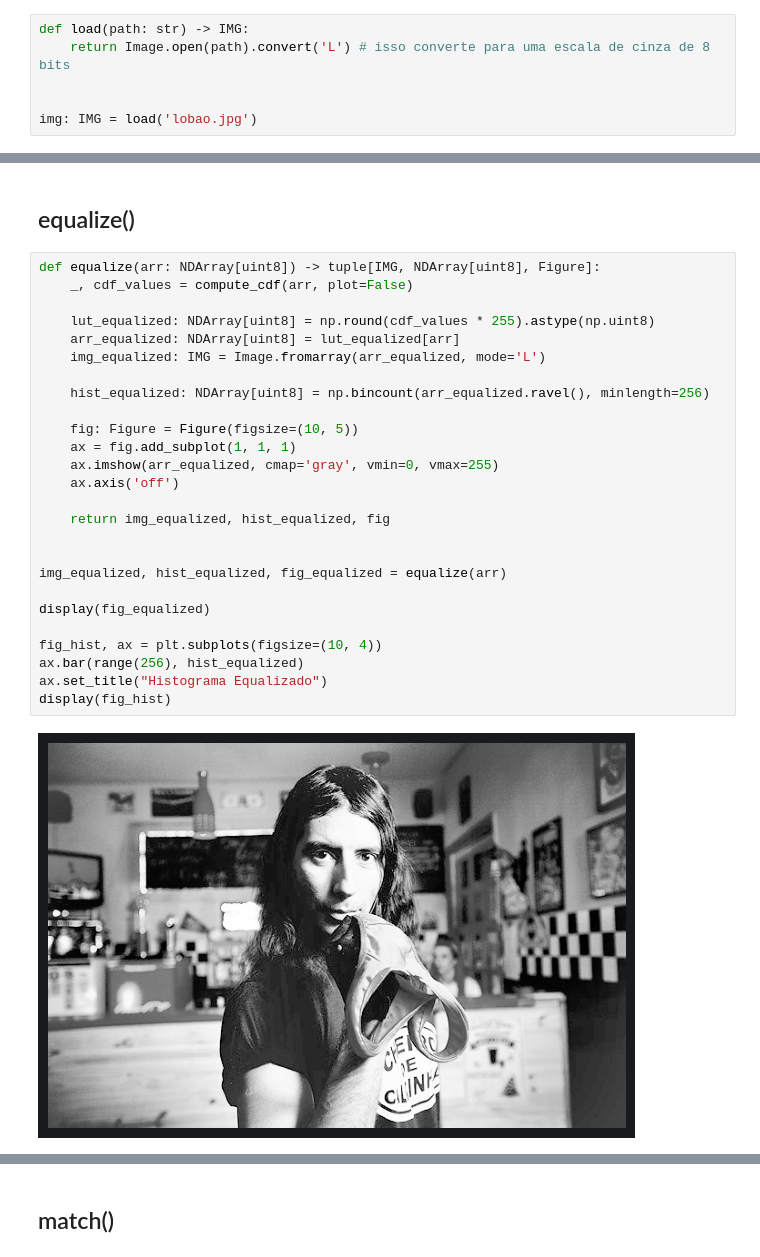
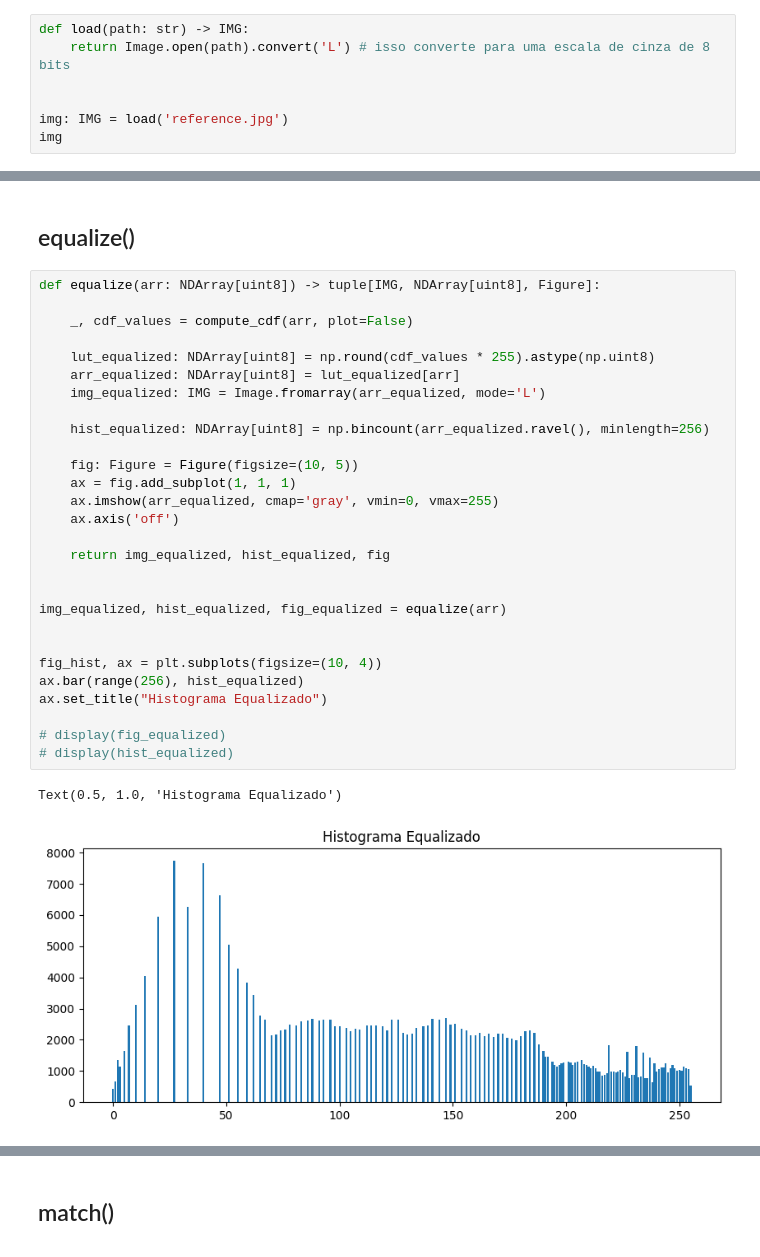
Before and after one commit to gabryelsouzz/projeto_pdi, a Jupyter notebook: notebooks/scratch.ipynb, the cells around one changed output, grey strips where cells are left out. Drawn from its saved outputs; the diff is of its cells as text.

```diff
--- a/notebooks/scratch.ipynb
+++ b/notebooks/scratch.ipynb
@@ -22,4 +22,5 @@ def load(path: str) -> IMG:
     return Image.open(path).convert('L') # isso converte para uma escala de cinza de 8 bits
 
 
-img: IMG = load('lobao.jpg')
+img: IMG = load('reference.jpg')
+img
@@ -156,29 +175,32 @@ fig
 ## equalize()
 # %%
 def equalize(arr: NDArray[uint8]) -> tuple[IMG, NDArray[uint8], Figure]:
+
     _, cdf_values = compute_cdf(arr, plot=False)
 
     lut_equalized: NDArray[uint8] = np.round(cdf_values * 255).astype(np.uint8)
     arr_equalized: NDArray[uint8] = lut_equalized[arr]
     img_equalized: IMG = Image.fromarray(arr_equalized, mode='L')
 
     hist_equalized: NDArray[uint8] = np.bincount(arr_equalized.ravel(), minlength=256)
 
     fig: Figure = Figure(figsize=(10, 5))
     ax = fig.add_subplot(1, 1, 1)
     ax.imshow(arr_equalized, cmap='gray', vmin=0, vmax=255)
     ax.axis('off')
 
     return img_equalized, hist_equalized, fig
 
 
 img_equalized, hist_equalized, fig_equalized = equalize(arr)
 
-display(fig_equalized)
 
 fig_hist, ax = plt.subplots(figsize=(10, 4))
 ax.bar(range(256), hist_equalized)
 ax.set_title("Histograma Equalizado")
-display(fig_hist)
+
+# display(fig_equalized)
+# display(hist_equalized)
 # %% [output]
+Text(0.5, 1.0, 'Histograma Equalizado')
-[figure, old version]
+[figure, new version]
```
Also changed, not shown: parts of 7 cells of this notebook, 10 other files.
